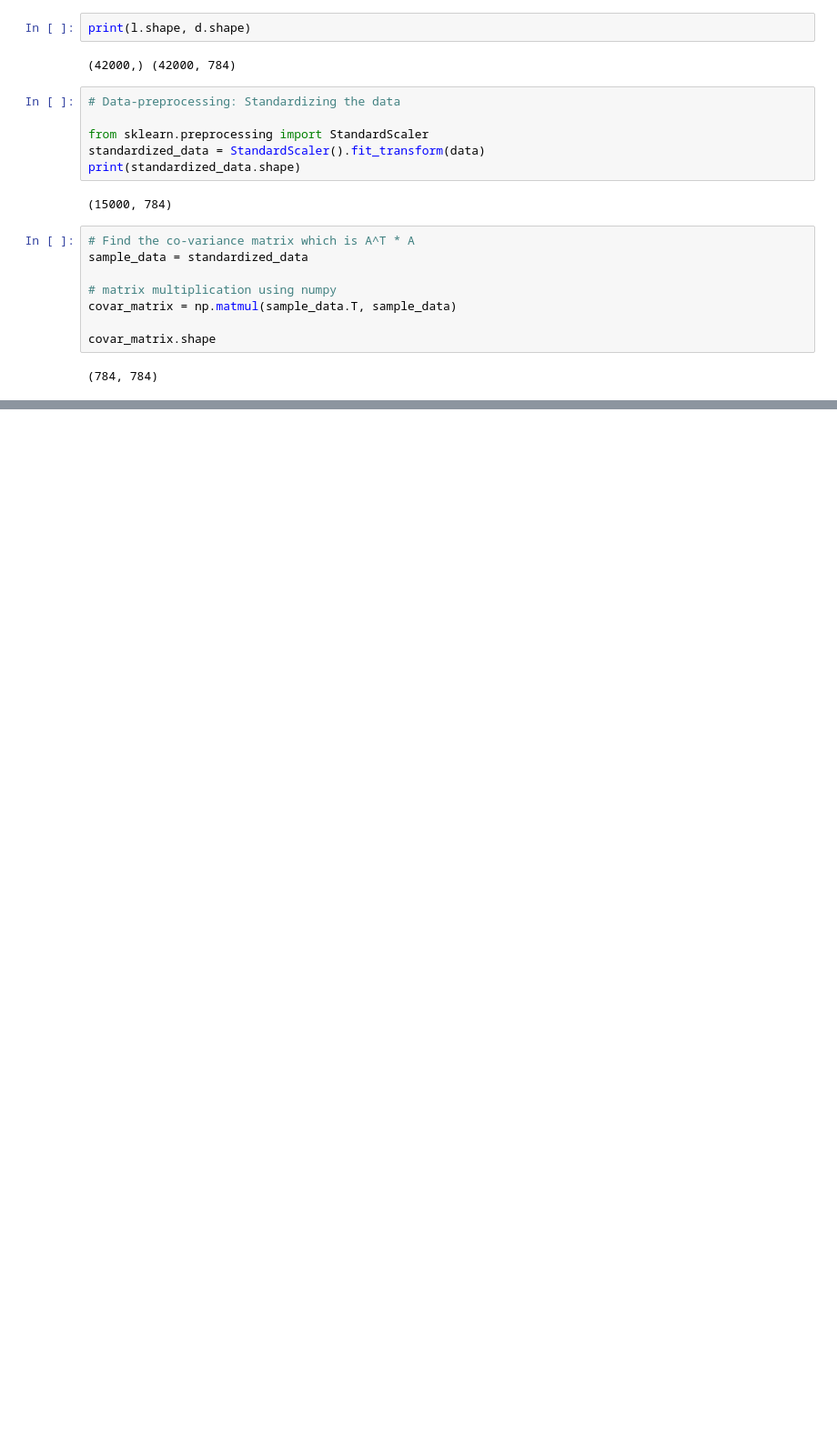
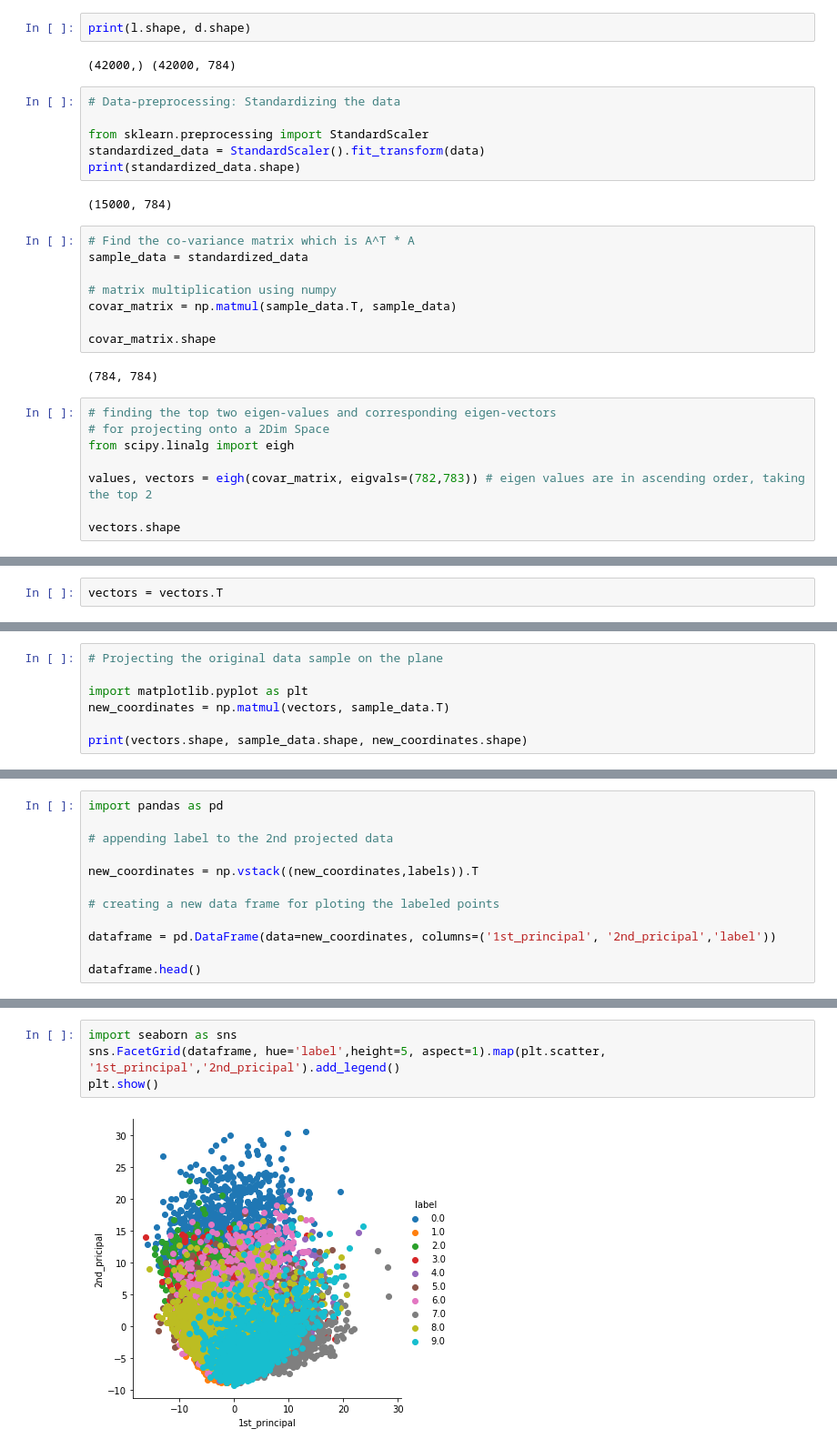
Before and after one commit to anandmukul1701/Data_Science, a Jupyter notebook: Applied AI/M2 - EDA & Data Vizualisation/Dimensionality Reduction.ipynb, the cells around one changed output, grey strips where cells are left out. Shown at 91% size. Drawn from its saved outputs; the diff is of its cells as text; blank space fills up the shorter version.

```diff
--- a/Applied AI/M2 - EDA & Data Vizualisation/Dimensionality Reduction.ipynb
+++ b/Applied AI/M2 - EDA & Data Vizualisation/Dimensionality Reduction.ipynb
@@ -99,3 +99,11 @@ covar_matrix = np.matmul(sample_data.T, sample_data)
 covar_matrix.shape
 # %% [output]
 (784, 784)
+# %%
+# finding the top two eigen-values and corresponding eigen-vectors
+# for projecting onto a 2Dim Space
+from scipy.linalg import eigh
+
+values, vectors = eigh(covar_matrix, eigvals=(782,783)) # eigen values are in ascending order, taking the top 2
+
+vectors.shape
@@ -101,0 +122,2 @@ covar_matrix.shape
+# %%
+vectors = vectors.T
@@ -101,0 +128,7 @@ covar_matrix.shape
+# %%
+# Projecting the original data sample on the plane
+
+import matplotlib.pyplot as plt
+new_coordinates = np.matmul(vectors, sample_data.T)
+
+print(vectors.shape, sample_data.shape, new_coordinates.shape)
@@ -101,0 +137,12 @@ covar_matrix.shape
+# %%
+import pandas as pd
+
+# appending label to the 2nd projected data
+
+new_coordinates = np.vstack((new_coordinates,labels)).T
+
+# creating a new data frame for ploting the labeled points
+
+dataframe = pd.DataFrame(data=new_coordinates, columns=('1st_principal', '2nd_pricipal','label'))
+
+dataframe.head()
@@ -101,0 +156,6 @@ covar_matrix.shape
+# %%
+import seaborn as sns
+sns.FacetGrid(dataframe, hue='label',height=5, aspect=1).map(plt.scatter, '1st_principal','2nd_pricipal').add_legend()
+plt.show()
+# %% [output]
+[figure, added]
```
Also changed, not shown: parts of 10 cells of this notebook.
